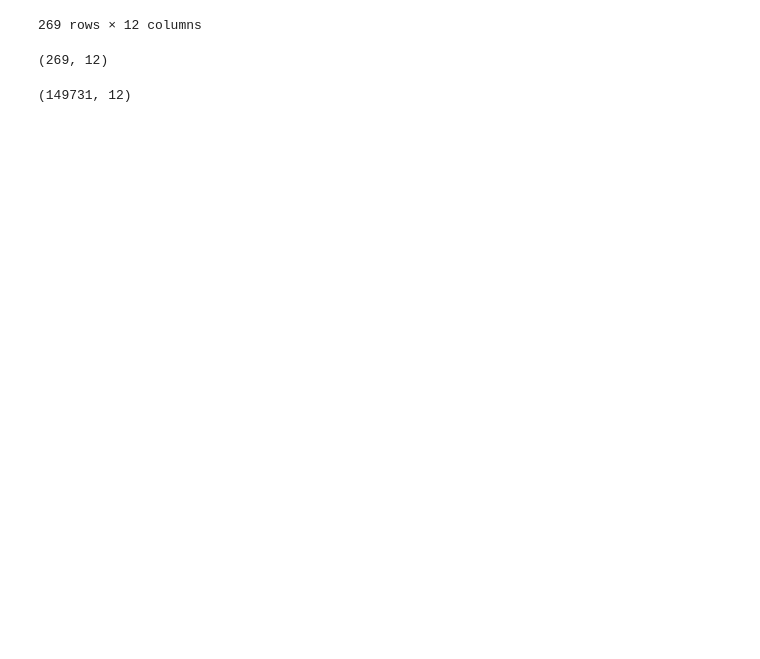
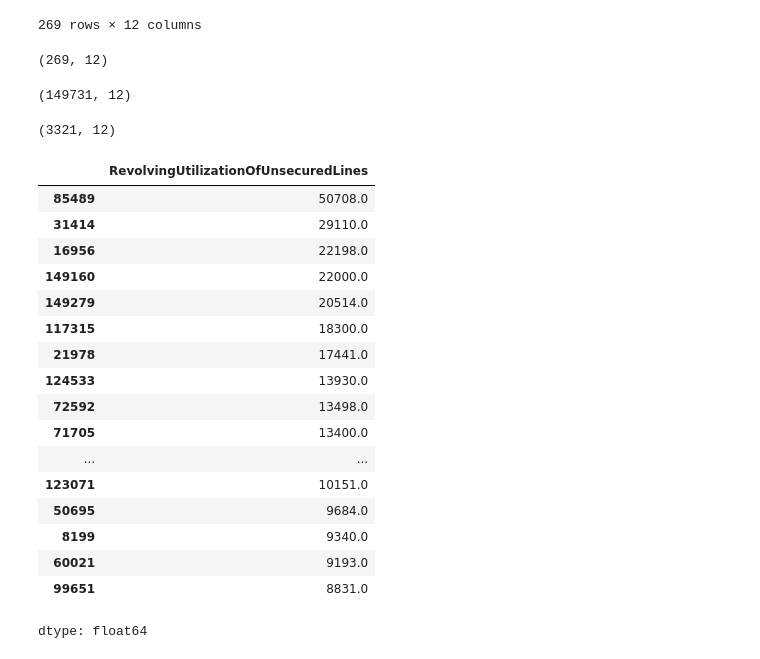
Before and after one commit to C0deB3ast/Data_analysis_work, a Jupyter notebook: Give_me_some_Credit.ipynb, the cells around one changed output. Cells and saved outputs as stored; diff of their text form; code cells hidden in the pictures; blank space fills up the shorter version.

```diff
--- a/Give_me_some_Credit.ipynb
+++ b/Give_me_some_Credit.ipynb
@@ -126,3 +126,28 @@ df = df[~((df['NumberOfTime30-59DaysPastDueNotWorse'] >= 96) &
 df.shape
 # %% [output]
 (149731, 12)
+# %%
+df[df['RevolvingUtilizationOfUnsecuredLines']>1].shape
+# %% [output]
+(3321, 12)
+# %%
+df['RevolvingUtilizationOfUnsecuredLines'].sort_values(ascending=False).head(20)
+# %% [output]
+|  | RevolvingUtilizationOfUnsecuredLines |
+| 85489 | 50708.0 |
+| 31414 | 29110.0 |
+| 16956 | 22198.0 |
+| 149160 | 22000.0 |
+| 149279 | 20514.0 |
+| 117315 | 18300.0 |
+| 21978 | 17441.0 |
+| 124533 | 13930.0 |
+| 72592 | 13498.0 |
+| 71705 | 13400.0 |
+| ... | ... |
+| 123071 | 10151.0 |
+| 50695 | 9684.0 |
+| 8199 | 9340.0 |
+| 60021 | 9193.0 |
+| 99651 | 8831.0 |
+dtype: float64
```
Also changed, not shown: parts of 7 cells of this notebook.
